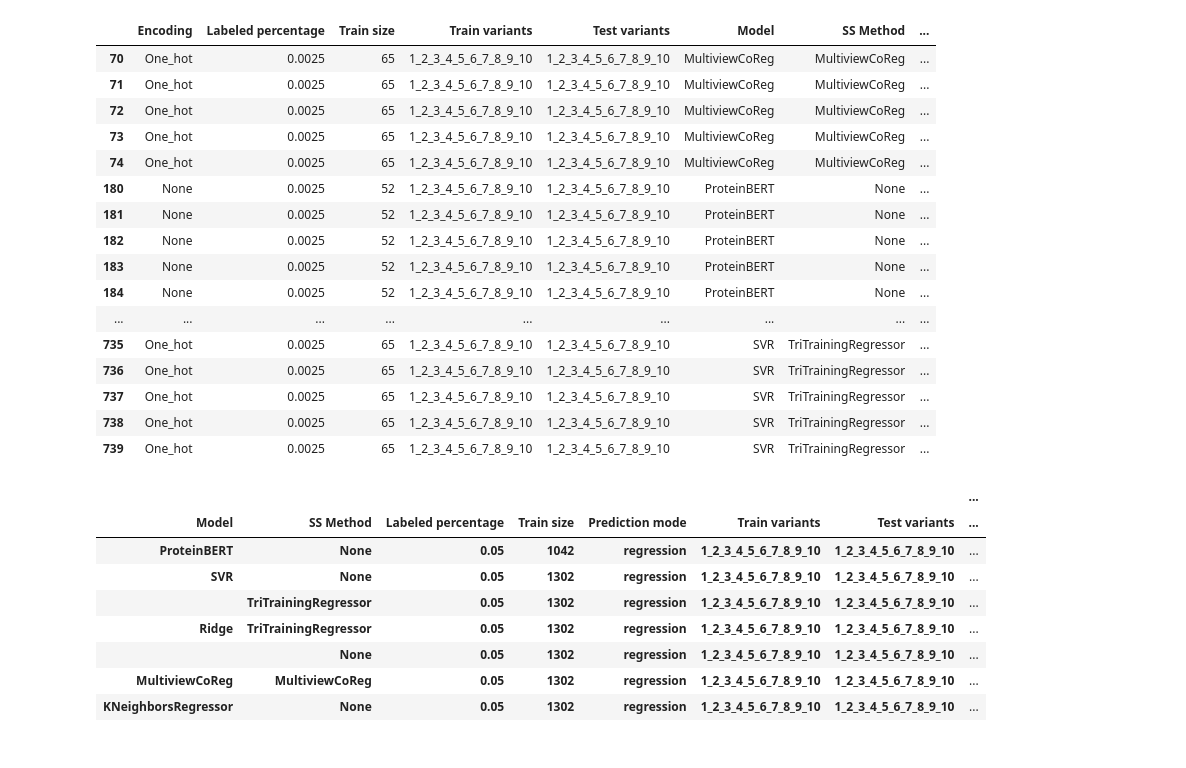
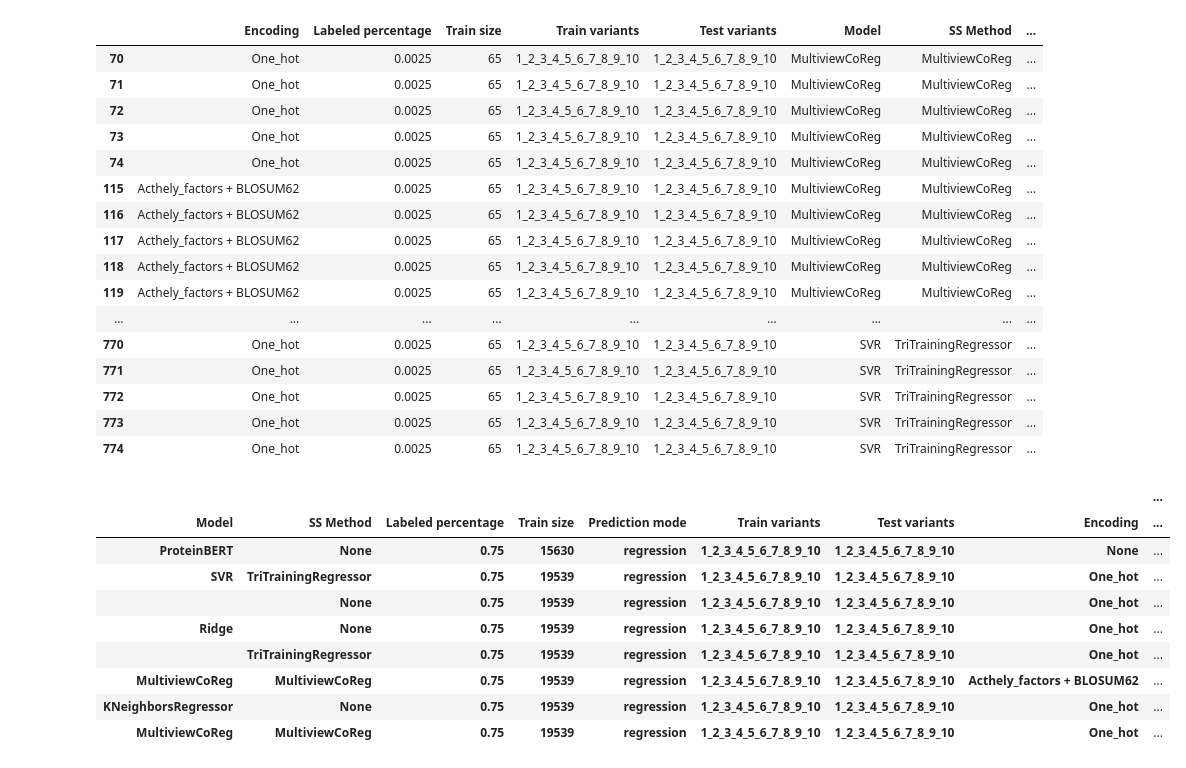
Before and after one commit to JoseBarbero/MultiencodingFitnessPrediction, a Jupyter notebook: TransferLearning_vs_Semisupervised/TransferLearning_vs_Semisupervised_analysis.ipynb, the cells around one changed output. Cells and saved outputs as stored; diff of their text form; code cells hidden in the pictures.

Commit message:
Last experiments

```diff
--- a/TransferLearning_vs_Semisupervised/TransferLearning_vs_Semisupervised_analysis.ipynb
+++ b/TransferLearning_vs_Semisupervised/TransferLearning_vs_Semisupervised_analysis.ipynb
@@ -15,25 +15,33 @@ results_dirs = [
 
                 # CoReg
                 "results/semisupervised_extrapolation_experiments_trainedwith_1_testedwith_2_avgfp_MultiviewCoReg_multiviewcoregression",
+                # "results/semisupervised_extrapolation_experiments_trainedwith_1_2_testedwith_3_avgfp_MultiviewCoReg_multiviewcoregression",
                 "results/semisupervised_extrapolation_experiments_trainedwith_1_2_3_4_5_6_7_8_9_10_testedwith_1_2_3_4_5_6_7_8_9_10_avgfp_MultiviewCoReg_MultiViewCoRegression",
+                "results/semisupervised_extrapolation_experiments_trainedwith_1_2_3_4_5_6_7_8_9_10_testedwith_1_2_3_4_5_6_7_8_9_10_avgfp_MultiviewCoReg_MultiviewCoRegression_Acthely_factors_BLOSUM62",
 
                 # ProteinBERT
                 "results/proteinbert_extrapolation_experiments_trainedwith_1_testedwith_2_avgfp_proteinbert_regression_valfromtrain",
+                "results/proteinbert_extrapolation_experiments_trainedwith_1_2_testedwith_3_avgfp_proteinbert_regression",
                 "results/proteinbert_extrapolation_experiments_trainedwith_1_2_3_4_5_6_7_8_9_10_testedwith_1_2_3_4_5_6_7_8_9_10_avgfp_proteinbert_regression",
 
                 # Supervised
                 "results/supervised_extrapolation_experiments_trainedwith_1_testedwith_2_avgfp_Ridge",
                 "results/supervised_extrapolation_experiments_trainedwith_1_2_3_4_5_6_7_8_9_10_testedwith_1_2_3_4_5_6_7_8_9_10_avgfp_Ridge",
                 "results/supervised_extrapolation_experiments_trainedwith_1_testedwith_2_avgfp_KNeighborsRegressor",
+                "results/supervised_extrapolation_experiments_trainedwith_1_2_testedwith_3_avgfp_KNeighborsRegressor",
                 "results/supervised_extrapolation_experiments_trainedwith_1_2_3_4_5_6_7_8_9_10_testedwith_1_2_3_4_5_6_7_8_9_10_avgfp_KNeighborsRegressor",
                 "results/supervised_extrapolation_experiments_trainedwith_1_testedwith_2_avgfp_SVR",
+                "results/supervised_extrapolation_experiments_trainedwith_1_2_testedwith_3_avgfp_SVR",
                 "results/supervised_extrapolation_experiments_trainedwith_1_2_3_4_5_6_7_8_9_10_testedwith_1_2_3_4_5_6_7_8_9_10_avgfp_SVR",
 
                 # Tritraining
                 "results/semisupervised_extrapolation_experiments_trainedwith_1_testedwith_2_avgfp_Ridge_tritrainingregressor",
-                "results/semisupervised_extrapolation_experiments_trainedwith_1_2_3_4_5_6_7_8_9_10_testedwith_1_2_3_4_5_6_7_8_9_10_avgfp_Ridge_tritrainingregressor",
+                #"results/semisupervised_extrapolation_experiments_trainedwith_1_2_3_4_5_6_7_8_9_10_testedwith_1_2_3_4_5_6_7_8_9_10_avgfp_Ridge_tritrainingregressor",
+                "results/semisupervised_extrapolation_experiments_trainedwith_1_2_3_4_5_6_7_8_9_10_testedwith_1_2_3_4_5_6_7_8_9_10_avgfp_Ridge_TriTrainingRegressor_One_hot",
+                #"results/semisupervised_extrapolation_experiments_trainedwith_1_testedwith_2_avgfp_SVR_tritrainingregressor",
                 "results/semisupervised_extrapolation_experiments_trainedwith_1_2_testedwith_3_avgfp_SVR_tritrainingregressor",
-                "results/semisupervised_extrapolation_experiments_trainedwith_1_2_3_4_5_6_7_8_9_10_testedwith_1_2_3_4_5_6_7_8_9_10_avgfp_SVR_tritrainingregressor"
+                #"results/semisupervised_extrapolation_experiments_trainedwith_1_2_3_4_5_6_7_8_9_10_testedwith_1_2_3_4_5_6_7_8_9_10_avgfp_SVR_tritrainingregressor",
+                "results/semisupervised_extrapolation_experiments_trainedwith_1_2_3_4_5_6_7_8_9_10_testedwith_1_2_3_4_5_6_7_8_9_10_avgfp_SVR_TriTrainingRegressor_One_hot"
 
                 ]
 # %%
@@ -141,11 +153,11 @@ pred_dict_ss_One_hot_0.75_metadata.pkl
 # %%
 # Manually set the semi-supervised methods for 100% labeled data to their base models results (SS is not applied when 100% labeled data anyway)
-ss_models = ["TriTrainingRegressor", "MultiviewCoReg", "SelfTraining"]
+# ss_models = ["TriTrainingRegressor", "MultiviewCoReg", "SelfTraining"]
 
-for ss_model in ss_models:
-    for base_model in results_df[results_df["SS Method"] == ss_model]["Model"].unique():
-        # Duplicate all the rows where column Model is base_model and SS Method in None but changing the SS Method to ss_model
-        new_rows = results_df[(results_df["Model"] == base_model) & (results_df["SS Method"] == "None")].copy()
-        new_rows["SS Method"] = ss_model
-        results_df = pd.concat([results_df, new_rows], ignore_index=True)
+# for ss_model in ss_models:
+#     for base_model in results_df[results_df["SS Method"] == ss_model]["Model"].unique():
+#         # Duplicate all the rows where column Model is base_model and SS Method in None but changing the SS Method to ss_model
+#         new_rows = results_df[(results_df["Model"] == base_model) & (results_df["SS Method"] == "None")].copy()
+#         new_rows["SS Method"] = ss_model
+#         results_df = pd.concat([results_df, new_rows], ignore_index=True)
 # %%
@@ -166,39 +183,42 @@ results_df[(results_df["Labeled percentage"] == 0.0025) & (results_df["Train var
 | 72 | One_hot | 0.0025 | 65 | 1_2_3_4_5_6_7_8_9_10 | 1_2_3_4_5_6_7_8_9_10 | MultiviewCoReg | MultiviewCoReg | ... |
 | 73 | One_hot | 0.0025 | 65 | 1_2_3_4_5_6_7_8_9_10 | 1_2_3_4_5_6_7_8_9_10 | MultiviewCoReg | MultiviewCoReg | ... |
 | 74 | One_hot | 0.0025 | 65 | 1_2_3_4_5_6_7_8_9_10 | 1_2_3_4_5_6_7_8_9_10 | MultiviewCoReg | MultiviewCoReg | ... |
-| 180 | None | 0.0025 | 52 | 1_2_3_4_5_6_7_8_9_10 | 1_2_3_4_5_6_7_8_9_10 | ProteinBERT | None | ... |
-| 181 | None | 0.0025 | 52 | 1_2_3_4_5_6_7_8_9_10 | 1_2_3_4_5_6_7_8_9_10 | ProteinBERT | None | ... |
-| 182 | None | 0.0025 | 52 | 1_2_3_4_5_6_7_8_9_10 | 1_2_3_4_5_6_7_8_9_10 | ProteinBERT | None | ... |
-| 183 | None | 0.0025 | 52 | 1_2_3_4_5_6_7_8_9_10 | 1_2_3_4_5_6_7_8_9_10 | ProteinBERT | None | ... |
-| 184 | None | 0.0025 | 52 | 1_2_3_4_5_6_7_8_9_10 | 1_2_3_4_5_6_7_8_9_10 | ProteinBERT | None | ... |
+| 115 | Acthely_factors + BLOSUM62 | 0.0025 | 65 | 1_2_3_4_5_6_7_8_9_10 | 1_2_3_4_5_6_7_8_9_10 | MultiviewCoReg | MultiviewCoReg | ... |
+| 116 | Acthely_factors + BLOSUM62 | 0.0025 | 65 | 1_2_3_4_5_6_7_8_9_10 | 1_2_3_4_5_6_7_8_9_10 | MultiviewCoReg | MultiviewCoReg | ... |
+| 117 | Acthely_factors + BLOSUM62 | 0.0025 | 65 | 1_2_3_4_5_6_7_8_9_10 | 1_2_3_4_5_6_7_8_9_10 | MultiviewCoReg | MultiviewCoReg | ... |
+| 118 | Acthely_factors + BLOSUM62 | 0.0025 | 65 | 1_2_3_4_5_6_7_8_9_10 | 1_2_3_4_5_6_7_8_9_10 | MultiviewCoReg | MultiviewCoReg | ... |
+| 119 | Acthely_factors + BLOSUM62 | 0.0025 | 65 | 1_2_3_4_5_6_7_8_9_10 | 1_2_3_4_5_6_7_8_9_10 | MultiviewCoReg | MultiviewCoReg | ... |
 | ... | ... | ... | ... | ... | ... | ... | ... | ... |
-| 735 | One_hot | 0.0025 | 65 | 1_2_3_4_5_6_7_8_9_10 | 1_2_3_4_5_6_7_8_9_10 | SVR | TriTrainingRegressor | ... |
-| 736 | One_hot | 0.0025 | 65 | 1_2_3_4_5_6_7_8_9_10 | 1_2_3_4_5_6_7_8_9_10 | SVR | TriTrainingRegressor | ... |
-| 737 | One_hot | 0.0025 | 65 | 1_2_3_4_5_6_7_8_9_10 | 1_2_3_4_5_6_7_8_9_10 | SVR | TriTrainingRegressor | ... |
-| 738 | One_hot | 0.0025 | 65 | 1_2_3_4_5_6_7_8_9_10 | 1_2_3_4_5_6_7_8_9_10 | SVR | TriTrainingRegressor | ... |
-| 739 | One_hot | 0.0025 | 65 | 1_2_3_4_5_6_7_8_9_10 | 1_2_3_4_5_6_7_8_9_10 | SVR | TriTrainingRegressor | ... |
+| 770 | One_hot | 0.0025 | 65 | 1_2_3_4_5_6_7_8_9_10 | 1_2_3_4_5_6_7_8_9_10 | SVR | TriTrainingRegressor | ... |
+| 771 | One_hot | 0.0025 | 65 | 1_2_3_4_5_6_7_8_9_10 | 1_2_3_4_5_6_7_8_9_10 | SVR | TriTrainingRegressor | ... |
+| 772 | One_hot | 0.0025 | 65 | 1_2_3_4_5_6_7_8_9_10 | 1_2_3_4_5_6_7_8_9_10 | SVR | TriTrainingRegressor | ... |
+| 773 | One_hot | 0.0025 | 65 | 1_2_3_4_5_6_7_8_9_10 | 1_2_3_4_5_6_7_8_9_10 | SVR | TriTrainingRegressor | ... |
+| 774 | One_hot | 0.0025 | 65 | 1_2_3_4_5_6_7_8_9_10 | 1_2_3_4_5_6_7_8_9_10 | SVR | TriTrainingRegressor | ... |
 # %%
-# metric = "Spearman's rho"   # "MSE", "Spearman's rho" or "Weighted tau"
-metric = "Weighted tau"
+metric = "Spearman's rho"   # "MSE", "Spearman's rho" or "Weighted tau"
+# metric = "Weighted tau"
 # with pd.option_context('display.max_rows', None, 'display.max_columns', None):
 # Rank df by AUC mean grouped by view and labeled
 
-labeled_percentage = 0.05
+labeled_percentage = 0.75
 
 # train_variants = "1"
 # test_variants = "2"
+# train_variants = "1_2"
+# test_variants = "3"
 train_variants = "1_2_3_4_5_6_7_8_9_10"
 test_variants = "1_2_3_4_5_6_7_8_9_10"
 
 display_df = results_df[(results_df["Labeled percentage"] == labeled_percentage) & (results_df["Train variants"] == train_variants) & (results_df["Test variants"] == test_variants)]
-display(display_df.groupby(['Model', 'SS Method', 'Labeled percentage', 'Train size', 'Prediction mode', 'Train variants', 'Test variants']).mean().sort_values(by=metric, ascending=False))
+display(display_df.groupby(['Model', 'SS Method', 'Labeled percentage', 'Train size', 'Prediction mode', 'Train variants', 'Test variants', 'Encoding']).mean().sort_values(by=metric, ascending=False))
 # %% [output]
-|  |  |  |  |  |  |  | ... |
-| Model | SS Method | Labeled percentage | Train size | Prediction mode | Train variants | Test variants | ... |
-| ProteinBERT | None | 0.05 | 1042 | regression | 1_2_3_4_5_6_7_8_9_10 | 1_2_3_4_5_6_7_8_9_10 | ... |
-| SVR | None | 0.05 | 1302 | regression | 1_2_3_4_5_6_7_8_9_10 | 1_2_3_4_5_6_7_8_9_10 | ... |
-|  | TriTrainingRegressor | 0.05 | 1302 | regression | 1_2_3_4_5_6_7_8_9_10 | 1_2_3_4_5_6_7_8_9_10 | ... |
-| Ridge | TriTrainingRegressor | 0.05 | 1302 | regression | 1_2_3_4_5_6_7_8_9_10 | 1_2_3_4_5_6_7_8_9_10 | ... |
-|  | None | 0.05 | 1302 | regression | 1_2_3_4_5_6_7_8_9_10 | 1_2_3_4_5_6_7_8_9_10 | ... |
-| MultiviewCoReg | MultiviewCoReg | 0.05 | 1302 | regression | 1_2_3_4_5_6_7_8_9_10 | 1_2_3_4_5_6_7_8_9_10 | ... |
-| KNeighborsRegressor | None | 0.05 | 1302 | regression | 1_2_3_4_5_6_7_8_9_10 | 1_2_3_4_5_6_7_8_9_10 | ... |
+|  |  |  |  |  |  |  |  | ... |
+| Model | SS Method | Labeled percentage | Train size | Prediction mode | Train variants | Test variants | Encoding | ... |
+| ProteinBERT | None | 0.75 | 15630 | regression | 1_2_3_4_5_6_7_8_9_10 | 1_2_3_4_5_6_7_8_9_10 | None | ... |
+| SVR | TriTrainingRegressor | 0.75 | 19539 | regression | 1_2_3_4_5_6_7_8_9_10 | 1_2_3_4_5_6_7_8_9_10 | One_hot | ... |
+|  | None | 0.75 | 19539 | regression | 1_2_3_4_5_6_7_8_9_10 | 1_2_3_4_5_6_7_8_9_10 | One_hot | ... |
+| Ridge | None | 0.75 | 19539 | regression | 1_2_3_4_5_6_7_8_9_10 | 1_2_3_4_5_6_7_8_9_10 | One_hot | ... |
+|  | TriTrainingRegressor | 0.75 | 19539 | regression | 1_2_3_4_5_6_7_8_9_10 | 1_2_3_4_5_6_7_8_9_10 | One_hot | ... |
+| MultiviewCoReg | MultiviewCoReg | 0.75 | 19539 | regression | 1_2_3_4_5_6_7_8_9_10 | 1_2_3_4_5_6_7_8_9_10 | Acthely_factors + BLOSUM62 | ... |
+| KNeighborsRegressor | None | 0.75 | 19539 | regression | 1_2_3_4_5_6_7_8_9_10 | 1_2_3_4_5_6_7_8_9_10 | One_hot | ... |
+| MultiviewCoReg | MultiviewCoReg | 0.75 | 19539 | regression | 1_2_3_4_5_6_7_8_9_10 | 1_2_3_4_5_6_7_8_9_10 | One_hot | ... |
```
Also changed, not shown: parts of 6 cells of this notebook, 4 other files.
